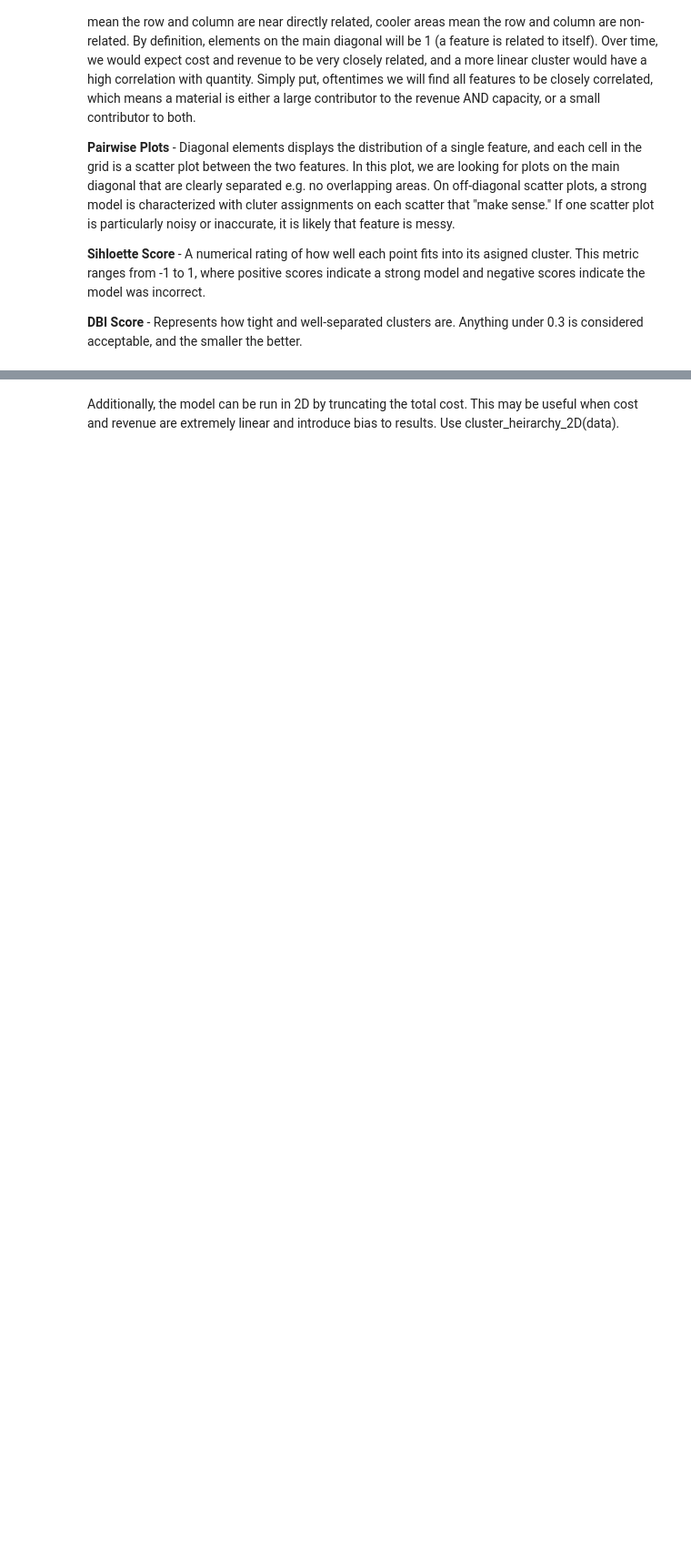
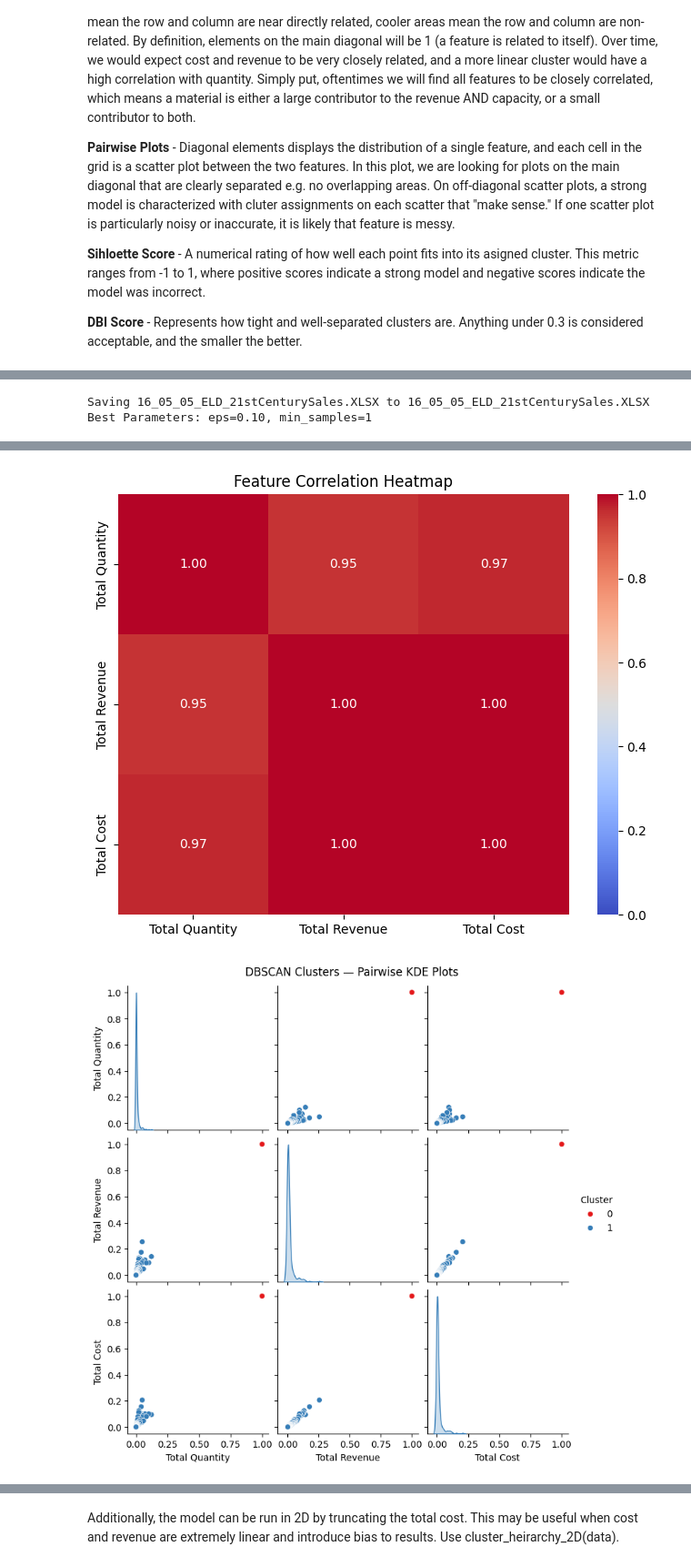
Before and after one commit to mglavan07/HYDAC_Capacity_Forecasting_Models, a Jupyter notebook: ClusterSiblings.ipynb, the cells around one changed output, grey strips where cells are left out. Shown: that part at 91% size. Saved outputs shown, nothing was run; the diff lists cells and outputs as text; code cells hidden in the pictures; blank space fills up the shorter version.

```diff
--- a/ClusterSiblings.ipynb
+++ b/ClusterSiblings.ipynb
@@ -17,3 +2,0 @@ Now, select and load the data for your heirarchy!
-# %%
-# call to precluster formatting
-data = directory_to_precluster(sort_rev=True)
@@ -527,0 +495,9 @@ Davies-Bouldin Index: 0.3397
+# %%
+if __name__ == "__main__":
+  # call to precluster formatting
+  data = ds.directory_to_precluster(sort_rev=True)
+
+  # cluster model
+  Y = cluster_heirarchy_3D(data, visualize = True)
+  print(Y)
+# %% [output]
@@ -527,0 +505,2 @@ Davies-Bouldin Index: 0.3397
+Saving 16_05_05_ELD_21stCenturySales.XLSX to 16_05_05_ELD_21stCenturySales.XLSX
+Best Parameters: eps=0.10, min_samples=1
@@ -527,0 +508,2 @@ Davies-Bouldin Index: 0.3397
+[figure, added]
+[figure, added]
```
Also changed, not shown: parts of 9 cells of this notebook.
